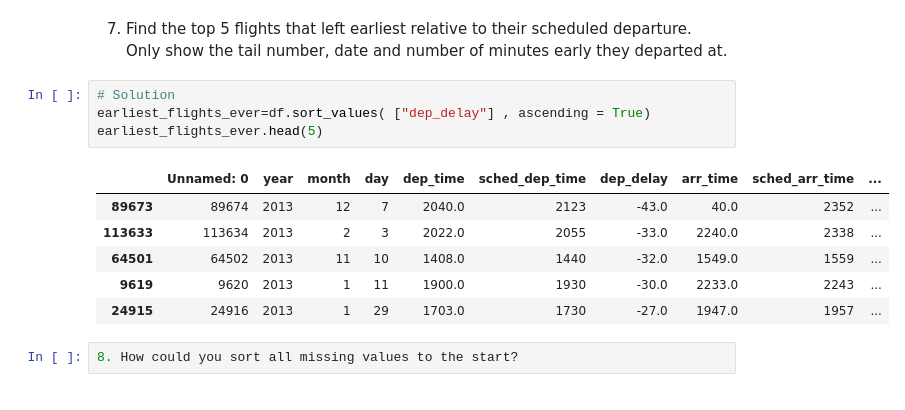
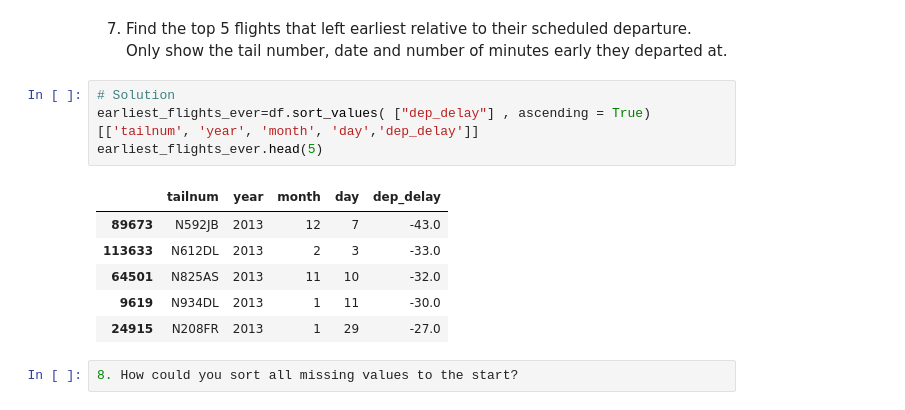
Before and after one commit to qlab-intro-python/tarea-2-adriana-arce-braulio-mundaca, a Jupyter notebook: tarea_2.ipynb, the cells around one changed output. Saved outputs shown, nothing was run; the diff lists cells and outputs as text.

```diff
--- a/tarea_2.ipynb
+++ b/tarea_2.ipynb
@@ -323,15 +323,15 @@ most_delayed_flight. head(1)
 7. Find the top 5 flights that left earliest relative to their scheduled departure. Only show the tail number, date and number of minutes early they departed at.
 # %%
 # Solution
-earliest_flights_ever=df.sort_values( ["dep_delay"] , ascending = True)
+earliest_flights_ever=df.sort_values( ["dep_delay"] , ascending = True)[['tailnum', 'year', 'month', 'day','dep_delay']]
 earliest_flights_ever.head(5)
 # %% [output]
-|  | Unnamed: 0 | year | month | day | dep_time | sched_dep_time | dep_delay | arr_time | sched_arr_time | ... |
-| 89673 | 89674 | 2013 | 12 | 7 | 2040.0 | 2123 | -43.0 | 40.0 | 2352 | ... |
-| 113633 | 113634 | 2013 | 2 | 3 | 2022.0 | 2055 | -33.0 | 2240.0 | 2338 | ... |
-| 64501 | 64502 | 2013 | 11 | 10 | 1408.0 | 1440 | -32.0 | 1549.0 | 1559 | ... |
-| 9619 | 9620 | 2013 | 1 | 11 | 1900.0 | 1930 | -30.0 | 2233.0 | 2243 | ... |
-| 24915 | 24916 | 2013 | 1 | 29 | 1703.0 | 1730 | -27.0 | 1947.0 | 1957 | ... |
+|  | tailnum | year | month | day | dep_delay |
+| 89673 | N592JB | 2013 | 12 | 7 | -43.0 |
+| 113633 | N612DL | 2013 | 2 | 3 | -33.0 |
+| 64501 | N825AS | 2013 | 11 | 10 | -32.0 |
+| 9619 | N934DL | 2013 | 1 | 11 | -30.0 |
+| 24915 | N208FR | 2013 | 1 | 29 | -27.0 |
 # %%
 8. How could you sort all missing values to the start?
 # %%
```
